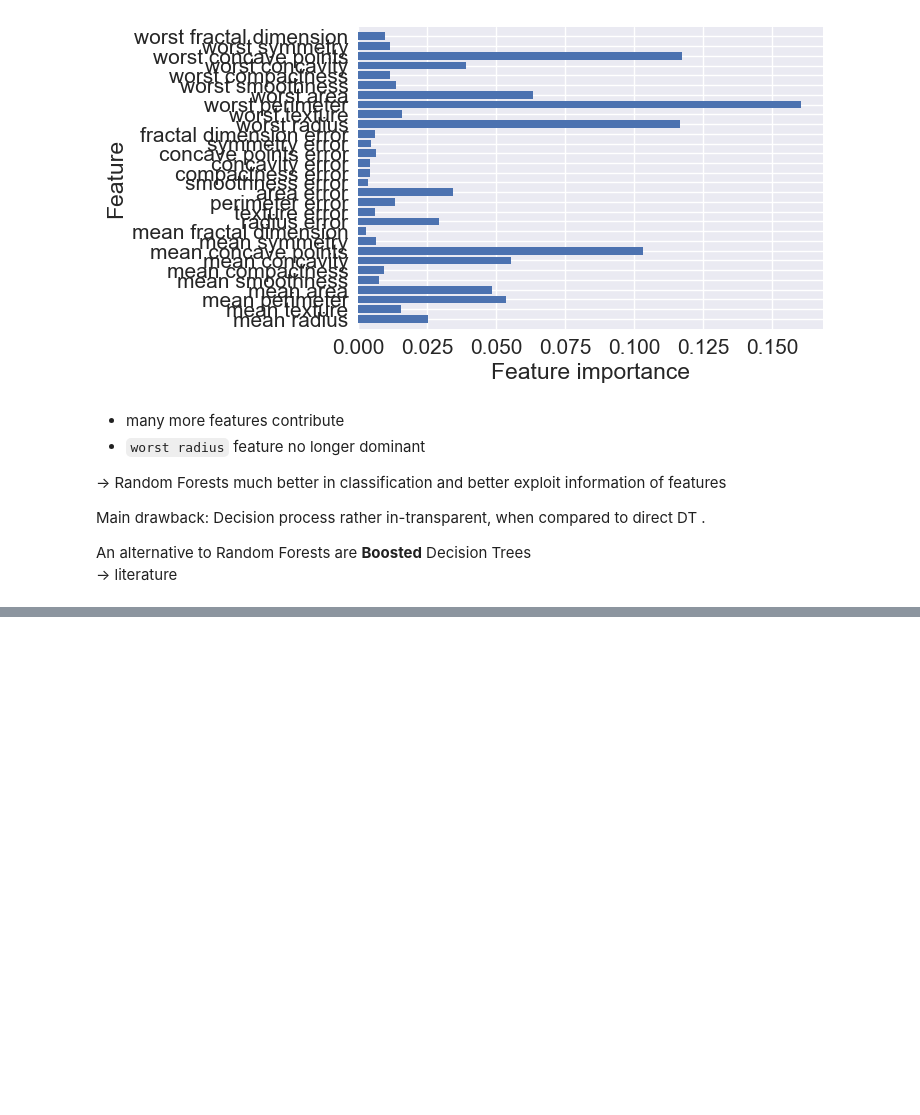
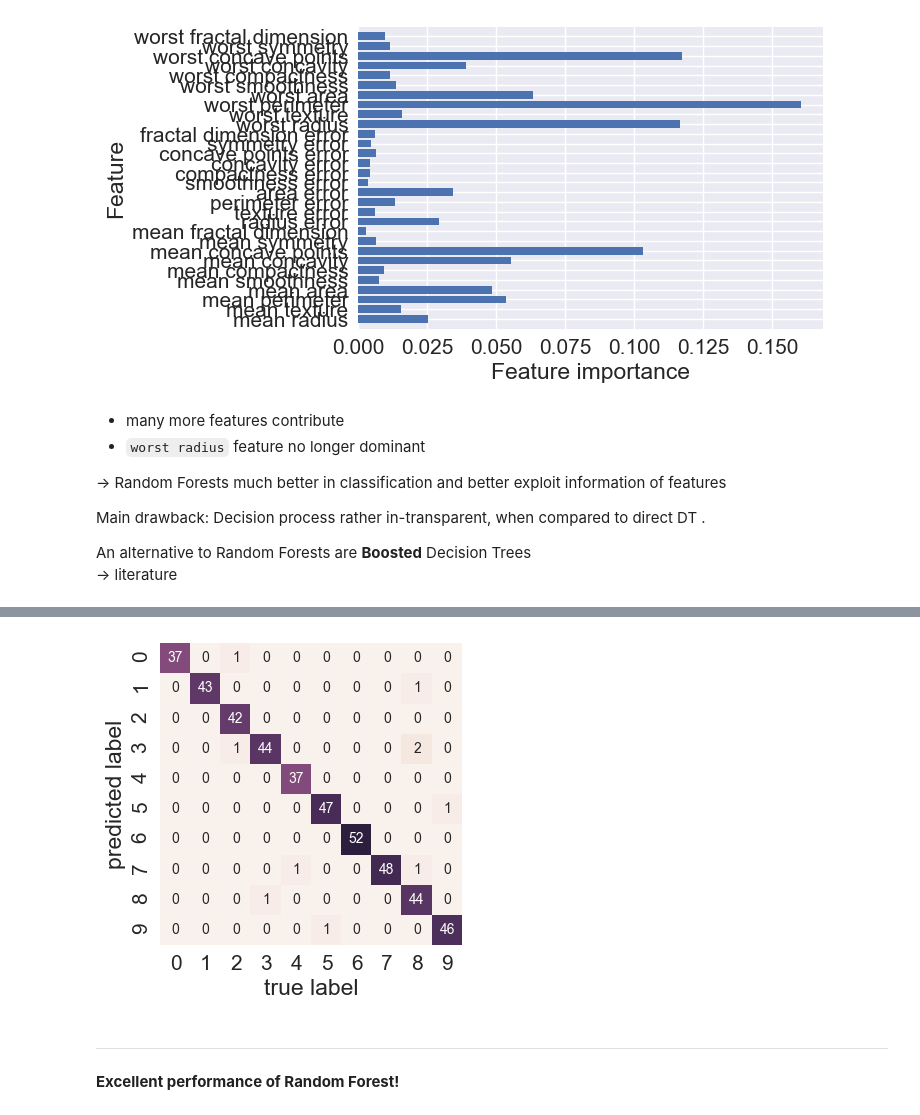
Before and after one commit to gdxd/LMU_DA_ML_18, a Jupyter notebook: DecisionTrees.ipynb, the cells around one changed output, grey strips where cells are left out. Cells and saved outputs as stored; diff of their text form; code cells hidden in the pictures; blank space fills up the shorter version.

```diff
--- a/DecisionTrees.ipynb
+++ b/DecisionTrees.ipynb
@@ -250,0 +258,7 @@ An alternative to Random Forests are **Boosted** Decision Trees
+# %%
+import numpy as np
+import matplotlib.pyplot as plt
+
+from sklearn.datasets import load_digits
+digits = load_digits()
+digits.keys()
@@ -250,0 +267,10 @@ An alternative to Random Forests are **Boosted** Decision Trees
+# %%
+# apply RFC to digit data
+from sklearn.model_selection import train_test_split
+from sklearn.ensemble import RandomForestClassifier
+
+Xtrain, Xtest, ytrain, ytest = train_test_split(digits.data, digits.target,
+                                                random_state=0)
+model = RandomForestClassifier(n_estimators=1000)
+model.fit(Xtrain, ytrain)
+ypred = model.predict(Xtest)
@@ -250,0 +304,11 @@ An alternative to Random Forests are **Boosted** Decision Trees
+# %%
+from sklearn.metrics import confusion_matrix
+mat = confusion_matrix(ytest, ypred)
+sns.heatmap(mat.T, square=True, annot=True, fmt='d', cbar=False)
+plt.xlabel('true label')
+plt.ylabel('predicted label');
+# %% [output]
+[figure, added]
+# %% [markdown]
+***
+**Excellent performance of Random Forest!**
```
Also changed, not shown: parts of 6 cells of this notebook, 1 other file.
